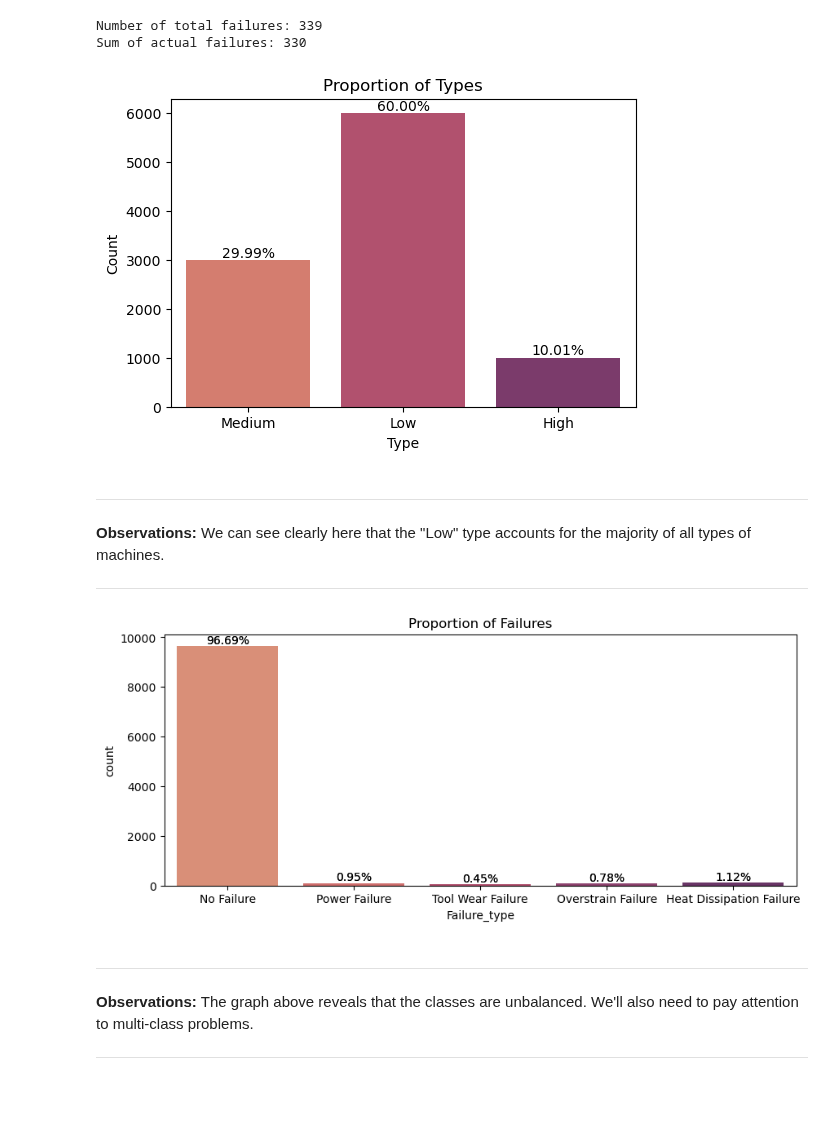
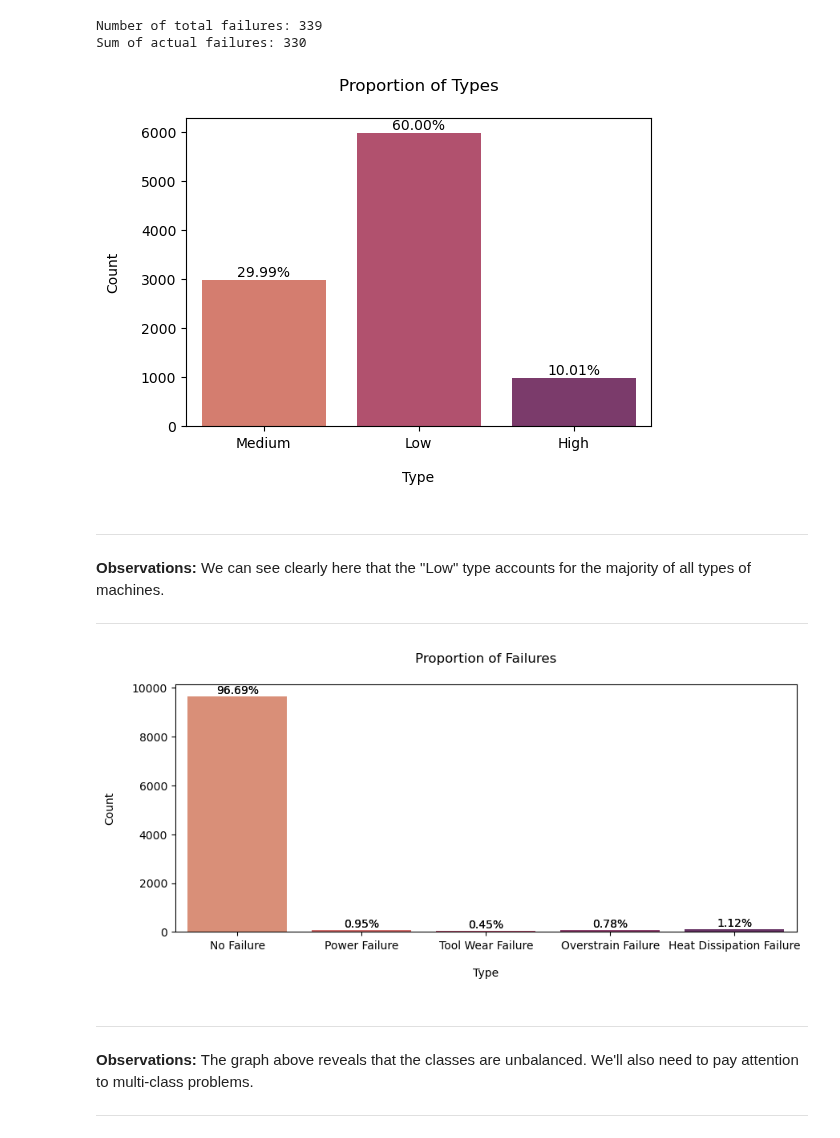
Before and after one commit to julielerudulier/Projects, a Jupyter notebook: Machine Predictive Maintenance Classification/maintenance.ipynb, the cells around one changed output. Saved outputs shown, nothing was run; the diff lists cells and outputs as text; code cells hidden in the pictures; blank space fills up the shorter version.

```diff
--- a/Machine Predictive Maintenance Classification/maintenance.ipynb
+++ b/Machine Predictive Maintenance Classification/maintenance.ipynb
@@ -163,26 +163,25 @@ df["Type"].replace(rename_type, inplace = True)
 # %%
 # Plot “Type” distribution
 
 # Count types
 tipo_contagem = df["Type"].value_counts()
 
 # Show graphic
 plt.figure(figsize = (6,4))
 ax = sns.countplot(data = df, x = "Type", palette = "flare")
-plt.title("Proportion of Types")
-plt.xlabel("Type")
-plt.ylabel("Count")
+plt.title("Proportion of Types", pad = 20)
+plt.xlabel("Type", labelpad = 15)
+plt.ylabel("Count", labelpad = 15)
 
 # Add as percentages as labels
 total = len(df["Type"])
 for p in ax.patches:
     height = p.get_height()
     percentage = (height / total) * 100
-    ax.annotate(f"{percentage:.2f}%", (p.get_x() + p.get_width() / 2, height),
-                ha = "center", va = "bottom")
+    ax.annotate(f"{percentage:.2f}%", (p.get_x() + p.get_width() / 2, height), ha = "center", va = "bottom")
 plt.show()
 # %% [output]
-[figure, old version]
+[figure, new version]
 # %% [markdown]
 ---
 **Observations:** We can see clearly here that the "Low" type accounts for the majority of all types of machines.
@@ -195,9 +194,9 @@ tipo_contagem = df["Failure_type"].value_counts()
 # Plot bar graphic
 plt.figure(figsize = (10, 4))
 ax = sns.countplot(data = df, x = "Failure_type")
-plt.title("Proportion of Failures")
-plt.xlabel("Type")
-plt.ylabel("Count")
+plt.title("Proportion of Failures", pad = 20)
+plt.xlabel("Type", labelpad = 15)
+plt.ylabel("Count", labelpad = 15)
 ax = sns.countplot(data = df, x = "Failure_type", palette = "flare")
 
 # Add as percentages as labels
@@ -209,7 +208,7 @@ for p in ax.patches:
                 ha = "center", va = "bottom")
 plt.show()
 # %% [output]
-[figure, old version]
+[figure, new version]
 # %% [markdown]
 ---
 **Observations:** The graph above reveals that the classes are unbalanced. We'll also need to pay attention to multi-class problems.
```
Also changed, not shown: parts of 4 cells of this notebook.
